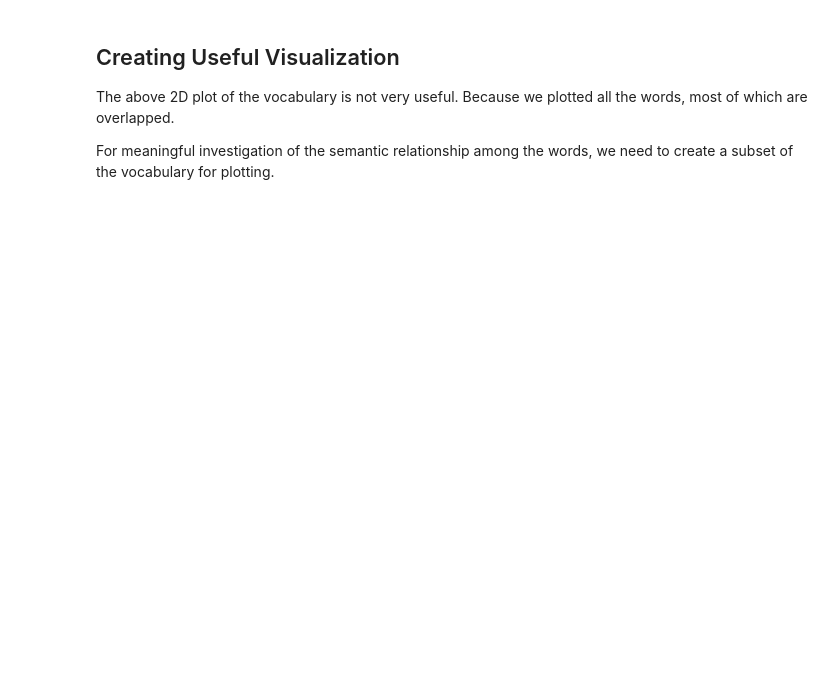
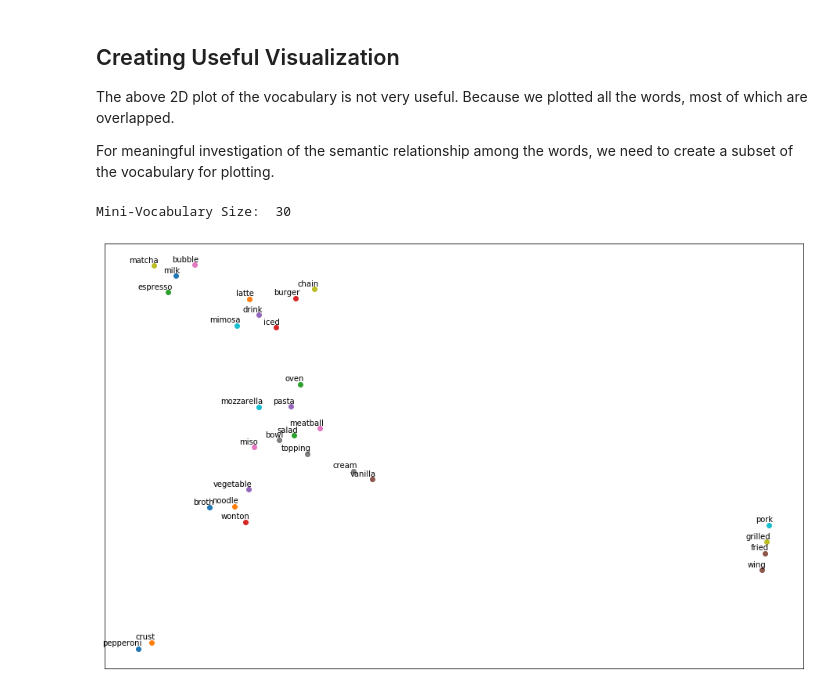
Before and after one commit to rojinadeuja/Yelp_Data_Modelling, a Jupyter notebook: 03_word_embedding_with_Word2vec.ipynb, the cells around one changed output. Drawn from its saved outputs; the diff is of its cells as text; code cells hidden in the pictures; blank space fills up the shorter version.

```diff
--- a/03_word_embedding_with_Word2vec.ipynb
+++ b/03_word_embedding_with_Word2vec.ipynb
@@ -433,6 +436,73 @@ Wall time: 31.9 s
 The above 2D plot of the vocabulary is not very useful. Because we plotted all the words, most of which are overlapped.
 
 For meaningful investigation of the semantic relationship among the words, we need to create a subset of the vocabulary for plotting.
+# %%
+'''
+Create a subset of the vocabulary that contains
+- a set of words
+- words most similar to these words
+
+'''
+key_words = ['soup', 'pizza','coffee']
+
+words = [] # subset of vocabulary
+
+for k in key_words:
+    for i in range(len(model.wv.most_similar(k))):
+        words.append(model.wv.most_similar(k)[i][0])
+
+
+print("Mini-Vocabulary Size: ", len(words))
+
+# # Display the vocabulary subset
+# for i in words:
+#     print(i)
+
+
+'''
+Visualization by PCA+t-SNE
+'''
+labels = [] # stores the words (labels)
+tokens = [] # stores word vectors
+
+
+for word in words:
+    tokens.append(model.wv.__getitem__(word))
+    labels.append(word)
+
+pca_tsne = Pipeline([("pca", PCA(n_components=0.95, random_state=42)),
+
+    # perplexity should be much smaller than the size of the vocabulary
+    ("tsne", TSNE(n_components=2, perplexity=0.5, random_state=42)),
+])
+
+
+new_values = pca_tsne.fit_transform(tokens)
+
+
+# get the two coordinates in two lists
+x = []
+y = []
+for value in new_values:
+    x.append(value[0])
+    y.append(value[1])
+
+plt.figure(figsize=(16, 10))
+for i in range(len(x)):
+    plt.scatter(x[i],y[i])
+    plt.annotate(labels[i],  # text of the annotation
+                 xy=(x[i], y[i]), # The point (x,y) to annotate.
+                 xytext=(5, 2),   # The position (x,y) to place the text at. If None, defaults to xy.
+                 textcoords='offset points', # The coordinate system that xy text is given in.
+                 ha='right', # horizontal alignment
+                 va='bottom') # vertical alignment
+
+plt.xticks([])
+plt.yticks([])
+plt.show()
+# %% [output]
+Mini-Vocabulary Size:  30
+[figure, added]
 # %%
 '''
 Create a subset of the vocabulary that contains
```
Also changed, not shown: parts of 35 cells of this notebook.
